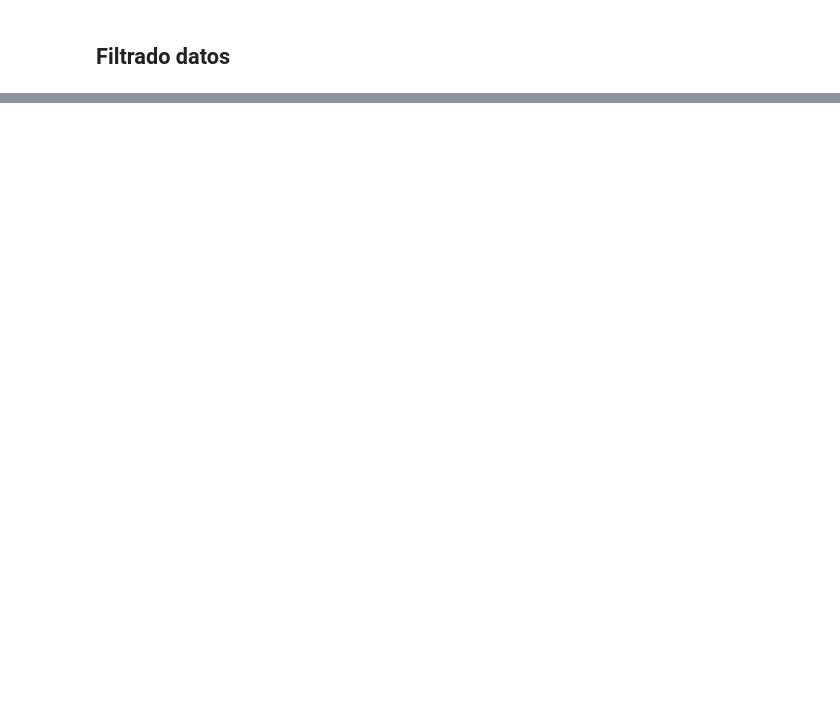
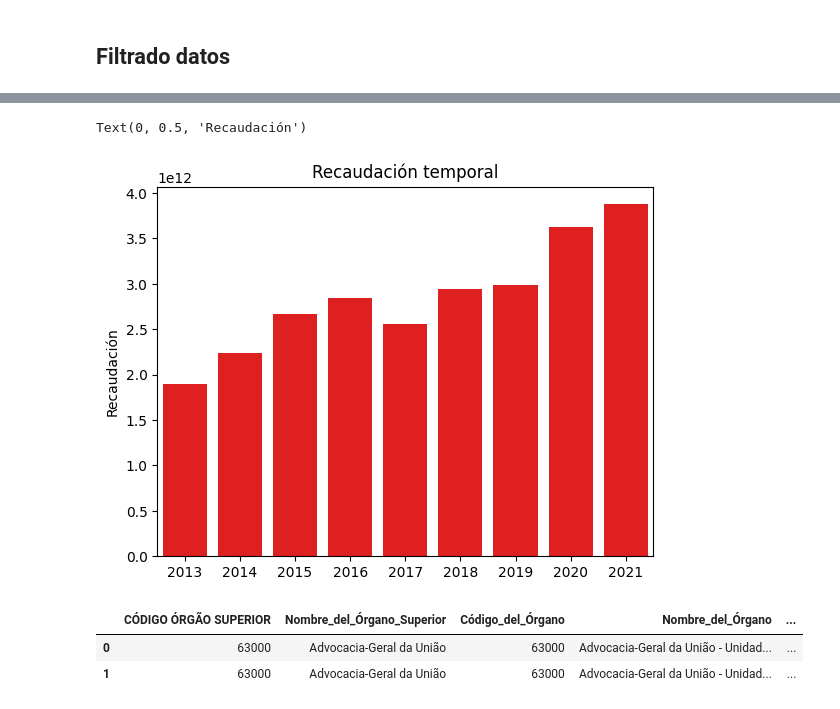
Before and after one commit to JaviG1987/JaviG1987-Proyecto2-EDA-Ingresos-Publicos-Brasil, a Jupyter notebook: Proyecto2-EDA-Ingresos-Publicos-Brasil.ipynb, the cells around one changed output, grey strips where cells are left out. Saved outputs shown, nothing was run; the diff lists cells and outputs as text; code cells hidden in the pictures; blank space fills up the shorter version.

```diff
--- a/Proyecto2-EDA-Ingresos-Publicos-Brasil.ipynb
+++ b/Proyecto2-EDA-Ingresos-Publicos-Brasil.ipynb
@@ -256,0 +309,3 @@ df_concat.head()
+# %%
+df_recaudacion_año = df_concat.groupby("Año_de_Ejercicio")["Valor_Realizado"].sum().reset_index().sort_values("Valor_Realizado",ascending=False)
+df_recaudacion_año
@@ -256,0 +323,20 @@ df_concat.head()
+# %%
+sns.barplot(x= "Año_de_Ejercicio",
+            y="Valor_Realizado",
+            data= df_recaudacion_año,
+            color ="red",
+)
+
+plt.title("Recaudación temporal")
+plt.xlabel("")
+plt.ylabel("Recaudación")
+# %% [output]
+Text(0, 0.5, 'Recaudación')
+[figure, added]
+# %%
+df_concat ["Desviacion"] = df_concat ["Valor_Previsto_Actualizado"] - df_concat ["Valor_Realizado"]
+df_concat.head (2)
+# %% [output]
+|  | CÓDIGO ÓRGÃO SUPERIOR | Nombre_del_Órgano_Superior | Código_del_Órgano | Nombre_del_Órgano | ... |
+| 0 | 63000 | Advocacia-Geral da União | 63000 | Advocacia-Geral da União - Unidad... | ... |
+| 1 | 63000 | Advocacia-Geral da União | 63000 | Advocacia-Geral da União - Unidad... | ... |
```
Also changed, not shown: parts of 32 cells of this notebook, 2 other files.
